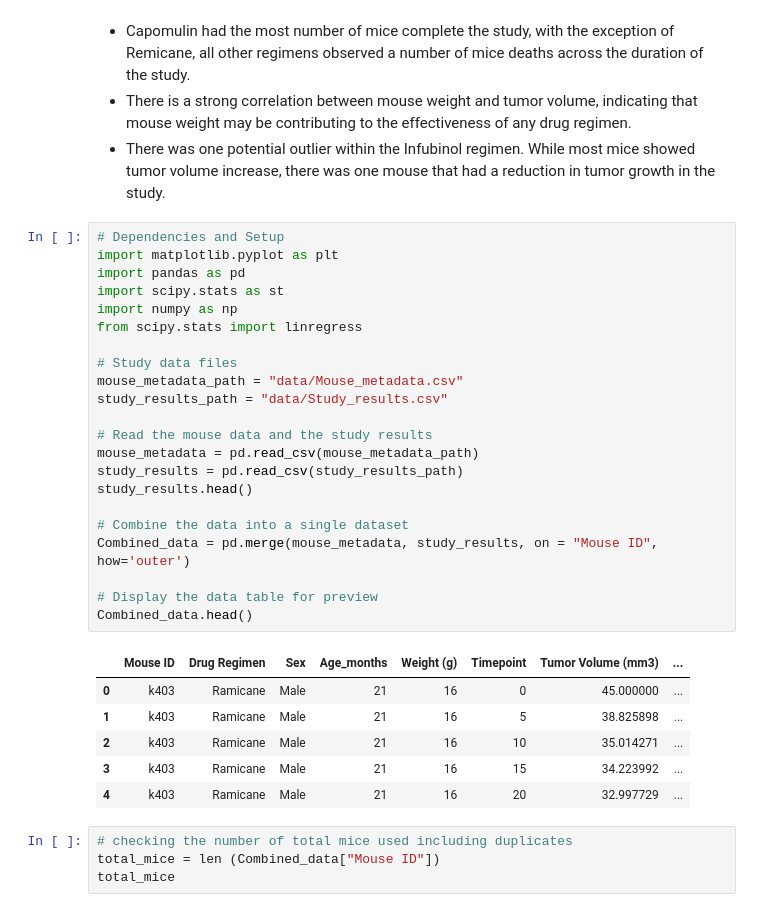
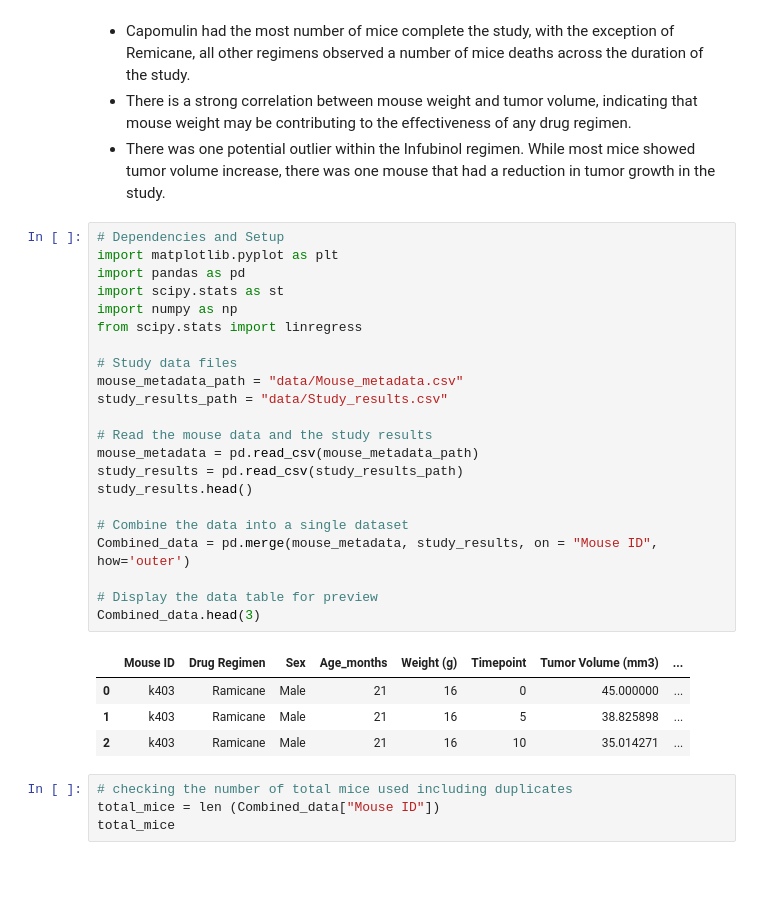
Before and after one commit to exu2011/Matplotlib_Challenge, a Jupyter notebook: Pymaceuticals/Mypymaceuticals_starter_with_plots.ipynb, the cells around one changed output. Drawn from its saved outputs; the diff is of its cells as text; blank space fills up the shorter version.

```diff
--- a/Pymaceuticals/Mypymaceuticals_starter_with_plots.ipynb
+++ b/Pymaceuticals/Mypymaceuticals_starter_with_plots.ipynb
@@ -30,32 +30,30 @@ Namespaces are one honking great idea -- let's do more of those!
 # %%
 # Dependencies and Setup
 import matplotlib.pyplot as plt
 import pandas as pd
 import scipy.stats as st
 import numpy as np
 from scipy.stats import linregress
 
 # Study data files
 mouse_metadata_path = "data/Mouse_metadata.csv"
 study_results_path = "data/Study_results.csv"
 
 # Read the mouse data and the study results
 mouse_metadata = pd.read_csv(mouse_metadata_path)
 study_results = pd.read_csv(study_results_path)
 study_results.head()
 
 # Combine the data into a single dataset
 Combined_data = pd.merge(mouse_metadata, study_results, on = "Mouse ID", how='outer')
 
 # Display the data table for preview
-Combined_data.head()
+Combined_data.head(3)
 # %% [output]
 |  | Mouse ID | Drug Regimen | Sex | Age_months | Weight (g) | Timepoint | Tumor Volume (mm3) | ... |
 | 0 | k403 | Ramicane | Male | 21 | 16 | 0 | 45.000000 | ... |
 | 1 | k403 | Ramicane | Male | 21 | 16 | 5 | 38.825898 | ... |
 | 2 | k403 | Ramicane | Male | 21 | 16 | 10 | 35.014271 | ... |
-| 3 | k403 | Ramicane | Male | 21 | 16 | 15 | 34.223992 | ... |
-| 4 | k403 | Ramicane | Male | 21 | 16 | 20 | 32.997729 | ... |
 # %%
 # checking the number of total mice used including duplicates
 total_mice = len (Combined_data["Mouse ID"])
```
Also changed, not shown: parts of 8 cells of this notebook, 3 other files.
